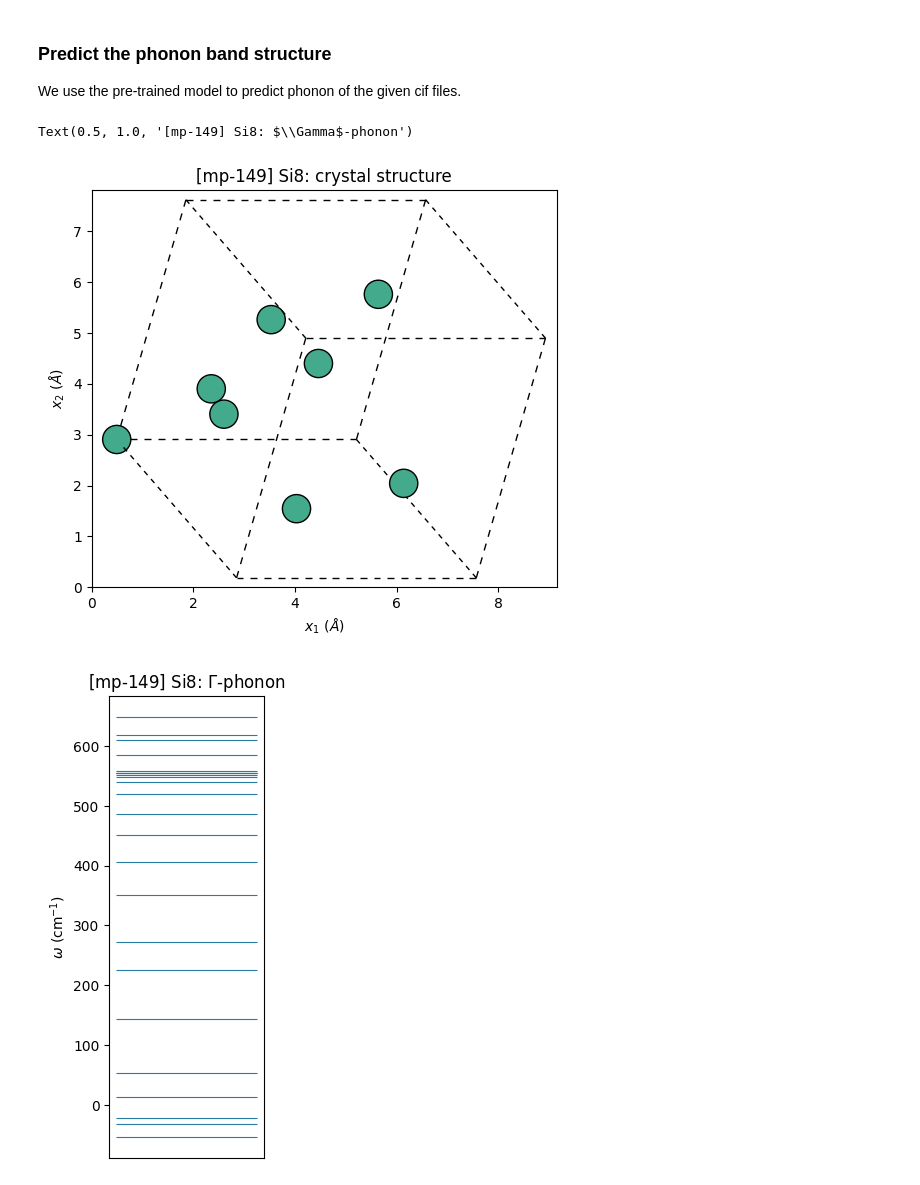
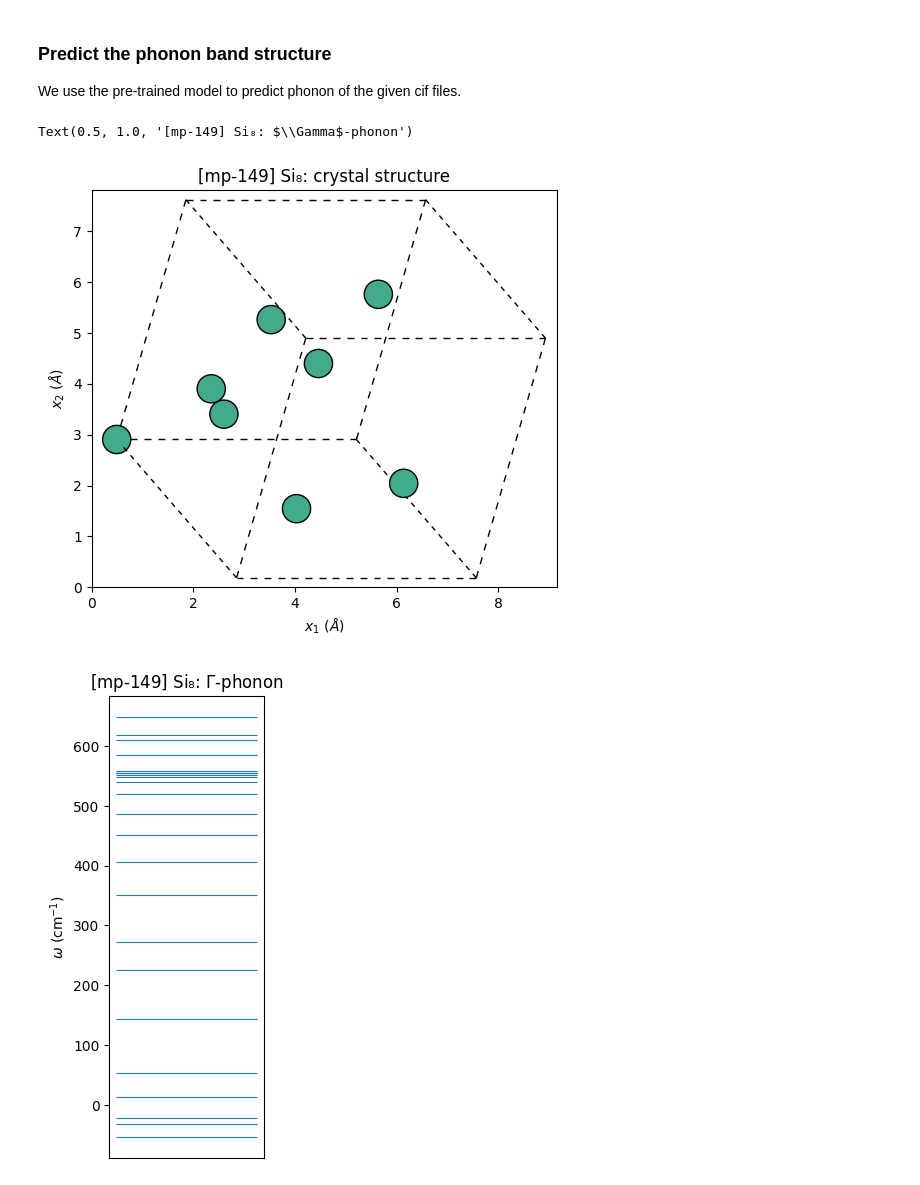
Before and after one commit to RyotaroOKabe/phonon_prediction, a Jupyter notebook: cif_VVN.ipynb, the cells around one changed output. Cells and saved outputs as stored; diff of their text form; code cells hidden in the pictures.

```diff
--- a/cif_VVN.ipynb
+++ b/cif_VVN.ipynb
@@ -101,35 +101,35 @@ We use the pre-trained model to predict phonon of the given cif files.
 df_te = generate_dataframe(model, te_loader, None, device, option, factor)
 # %%
 # Set the index for which structure to plot from the dataframe
-idx = 0  #TODO: change this index to plot a different structure (0~len(data)-1)
+idx_out = 0  #TODO: change this index to plot a different structure (0~len(data)-1)
 
 # [0] Load the structure and other data for the selected material
+row_data = data.iloc[idx_out]  # Get the row for the selected structure in the data dataframe
+material_id = row_data['id']  # Extract the material ID
+struct = row_data['structure']  # Get the structure of the material from the dataframe
+row_df = df_te[df_te['id'] == material_id]  # Get the row for the selected structure in the test set
+pred = row_df['pred'].item()  # Extract the predicted band structure
 real = None  # Set real data to None if not available
-row_df = df_te.iloc[idx]  # Get the row for the selected structure in the test set
-material_id = row_df['id']  # Extract the material ID
-pred = row_df['pred']  # Extract the predicted band structure
-row_data = data[data['id'] == material_id]  # Get the row for the selected structure in the data dataframe
-qticks = row_data['qticks'].item()  # Get the q-ticks for this material
-struct =row_data['structure'].item()  # Get the structure of the material from the dataframe
 symbols = np.unique(list(struct.symbols))  # Get unique atomic symbols from the structure
+formula = struct.get_chemical_formula().translate(sub)  # Get the chemical formula of the structure
 numb = len(struct)  # Get the number of atoms in the structure
 z = dict(zip(symbols, range(numb)))  # Create a mapping from atomic symbols to indices
 
 # [1] Create a plot of the atomic structure using matplotlib
 fig, ax = plt.subplots(figsize=(6,6))
 norm = plt.Normalize(vmin=0, vmax=numb-1)  # Normalize the color map for atoms
 color = [mpl.colors.to_hex(k) for k in cmap(norm([z[j] for j in list(struct.symbols)]))]  # Assign colors based on atomic symbols
 plot_atoms(struct, ax, radii=0.25, colors=color, rotation=('30x,30y,0z'))  # Plot the atoms with radii and rotation
 ax.set_xlabel(r'$x_1\ (\AA)$')  # Set x-axis label with LaTeX formatting for Angstroms
 ax.set_ylabel(r'$x_2\ (\AA)$')  # Set y-axis label with LaTeX formatting
-ax.set_title(f"[{material_id}] {struct.get_chemical_formula()}: crystal structure")
+ax.set_title(f"[{material_id}] {formula}: crystal structure")
 
 # [2] Plot the predicted phonon band structure
 # Plot the predicted band structure with custom function
 fig, ax = plt.subplots(figsize=(2,6))
 plot_gphonon(ax, real, pred, palette[-1], lwidth=0.8, plot_real=False, ylabel=True)  # Plot prediction without real data
-ax.set_title(f"[{material_id}] {struct.get_chemical_formula()}: $\Gamma$-phonon")
+ax.set_title(f"[{material_id}] {formula}: $\Gamma$-phonon")
 # %% [output]
-Text(0.5, 1.0, '[mp-149] Si8: $\\Gamma$-phonon')
+Text(0.5, 1.0, '[mp-149] Si₈: $\\Gamma$-phonon')
-[figure, old version]
+[figure, new version]
-[figure, old version]
+[figure, new version]
```
Also changed, not shown: 2 other files.
